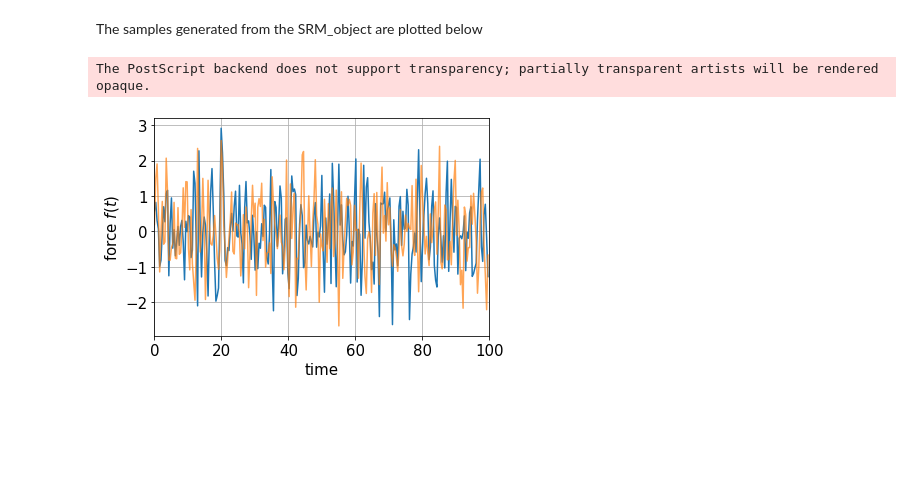
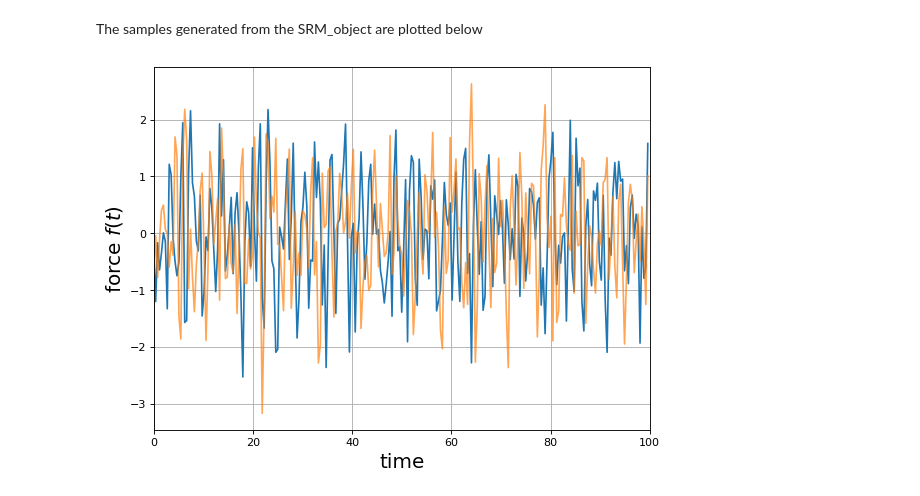
Before and after one commit to SURGroup/UQpy_paper, a Jupyter notebook: StochasticProcess/SRM.ipynb, the cells around one changed output. Drawn from its saved outputs; the diff is of its cells as text; code cells hidden in the pictures; blank space fills up the shorter version.

```diff
--- a/StochasticProcess/SRM.ipynb
+++ b/StochasticProcess/SRM.ipynb
@@ -3,7 +3,6 @@ This notebook ficusses on the generation of 1-Dimensional stochastic process wit
 # %%
 import numpy as np
 import matplotlib.pyplot as plt
-plt.rcParams.update({'font.size': 15})
 # %%
 T = 100  # Total time
 nt = 256  # Num of Discretized Time
@@ -23,7 +22,7 @@ w = np.linspace(0, F - dw, nw)
 The power spectrum is assumed to be the following and the plot of the same is given below
 # %%
 # Compute the power spectral density S(w) at various points frequencies w
-S = 125 / 4 * w ** 2 * np.exp(-5 * w)
+S = 130 / 4 * w ** 2 * np.exp(-5 * w)
 
 fig1 = plt.figure()
 plt.plot(w, S)
@@ -46,15 +45,14 @@ samples = SRM_object.samples
 # %% [markdown]
 The samples generated from the SRM_object are plotted below
 # %%
-fig2 = plt.figure()
+fig2 = plt.figure(num=None, figsize=(8, 6), dpi=80, facecolor='w', edgecolor='k')
 for j in range(2):
     plt.plot(t, SRM_object.samples[j, 0], alpha=1.-j*0.3)
 plt.xlim(0, 100)
-plt.xlabel('time')
-plt.ylabel('force $f(t)$')
+plt.xlabel('time', FontSize=18)
+plt.ylabel('force $f(t)$', FontSize=18)
 plt.grid('on', which='both')
-plt.savefig('time_history.eps')
+plt.savefig('time_history.pdf')
 plt.show()
 # %% [output]
-The PostScript backend does not support transparency; partially transparent artists will be rendered opaque.
-[figure, old version]
+[figure, new version]
```
Also changed, not shown: 3 other files.
